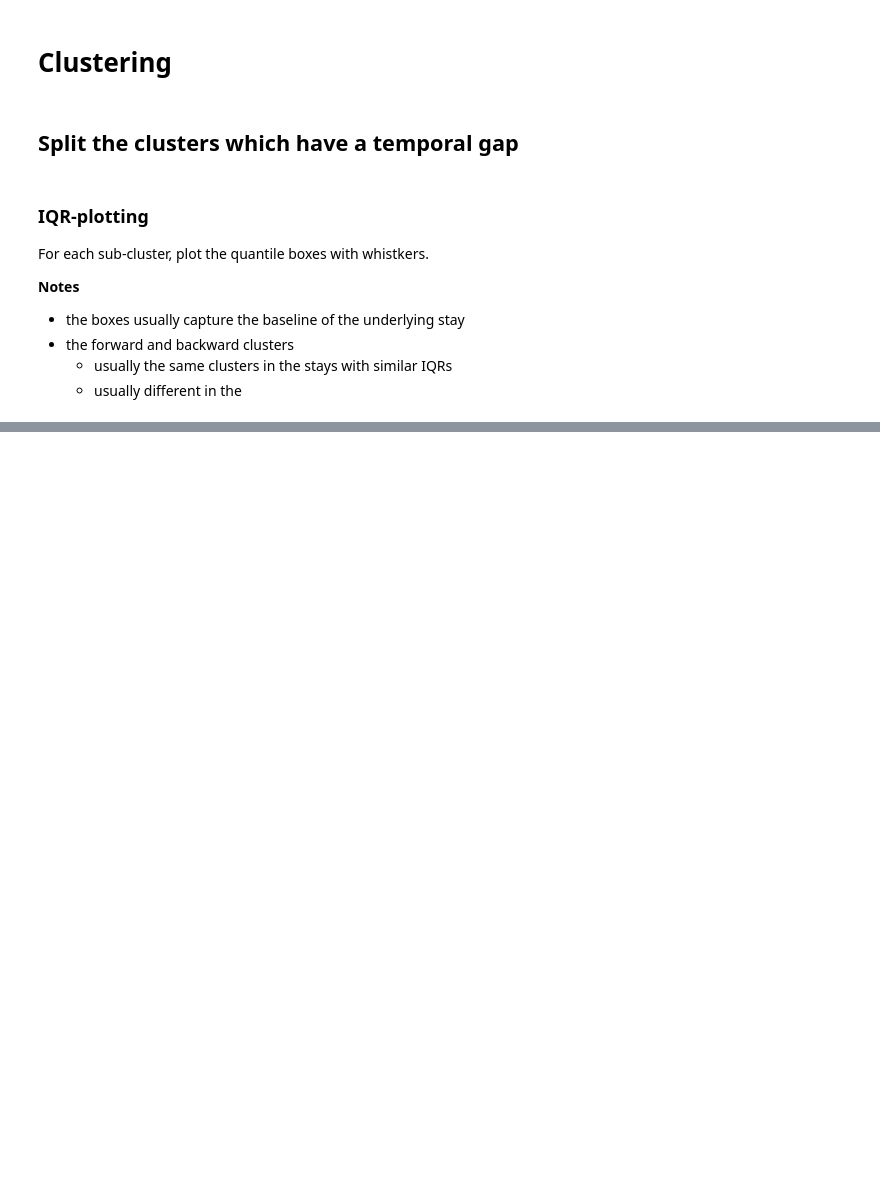
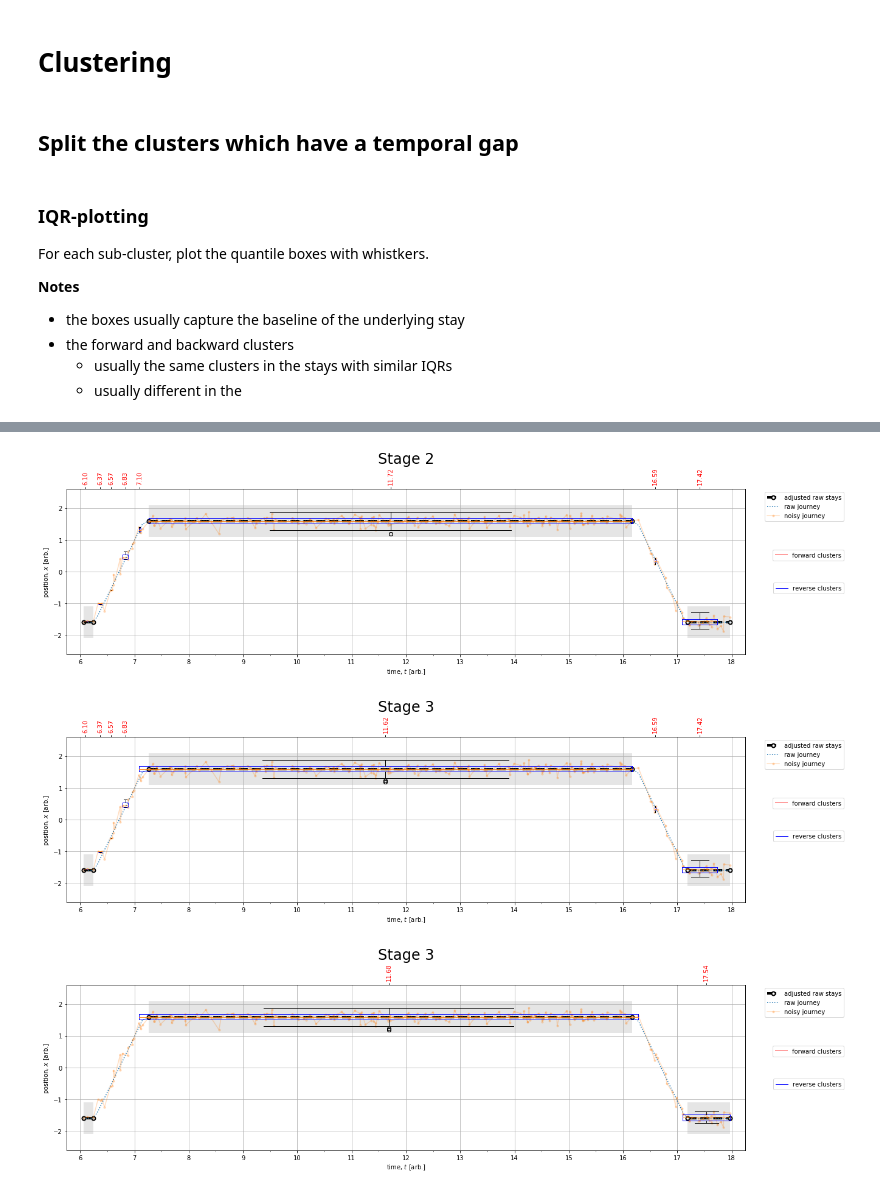
Before and after one commit to m-salewski/stay_classification, a Jupyter notebook: notebooks/classifiers_playground/metric_box_method/classifier_1D__metric_box__explore_simple_cases_3stays_v3_scripts.ipynb, the cells around one changed output, grey strips where cells are left out. Saved outputs shown, nothing was run; the diff lists cells and outputs as text; code cells hidden in the pictures; blank space fills up the shorter version.

```diff
--- a/notebooks/classifiers_playground/metric_box_method/classifier_1D__metric_box__explore_simple_cases_3stays_v3_scripts.ipynb
+++ b/notebooks/classifiers_playground/metric_box_method/classifier_1D__metric_box__explore_simple_cases_3stays_v3_scripts.ipynb
@@ -256,0 +892,18 @@ ax = plot_cluster_boxplots(time_arr, raw_arr, noise_arr, t_segs, x_segs, new_clu
+# %%
+ax = plot_cluster_boxplots(time_arr, raw_arr, noise_arr, t_segs, x_segs, new_clusters_2, switch_indices(new_clusters_2, time_arr.shape[0]), configs)
+ax.set_ylim([-2.6, 2.6])
+ax.set_title("Stage 2", fontsize=24);
+
+clusters_xxx = get_clusters_xxx(time_arr, noise_arr, dist_thresh, time_thresh)
+
+ax = plot_cluster_boxplots(time_arr, raw_arr, noise_arr, t_segs, x_segs, clusters_xxx, switch_indices(clusters_xxx, time_arr.shape[0]), configs)
+ax.set_ylim([-2.6, 2.6])
+ax.set_title("Stage 3", fontsize=24);
+
+ax = plot_cluster_boxplots(time_arr, raw_arr, noise_arr, t_segs, x_segs, ext_clusters_2m, switch_indices(ext_clusters_2m, time_arr.shape[0]), configs)
+ax.set_ylim([-2.6, 2.6])
+ax.set_title("Stage 3", fontsize=24);
+# %% [output]
+[figure, added]
+[figure, added]
+[figure, added]
```
Also changed, not shown: parts of 126 cells of this notebook, 6 other files.
